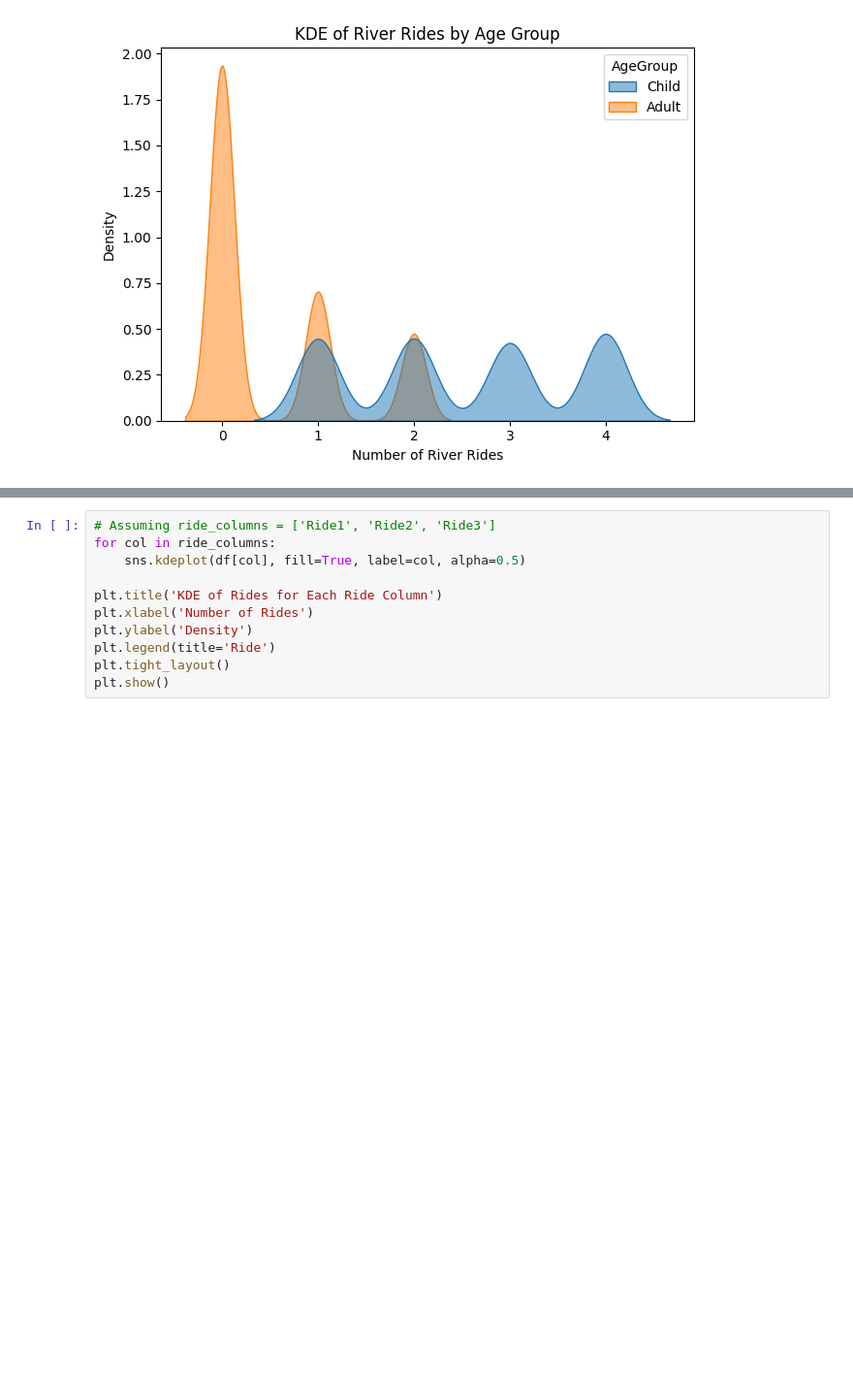
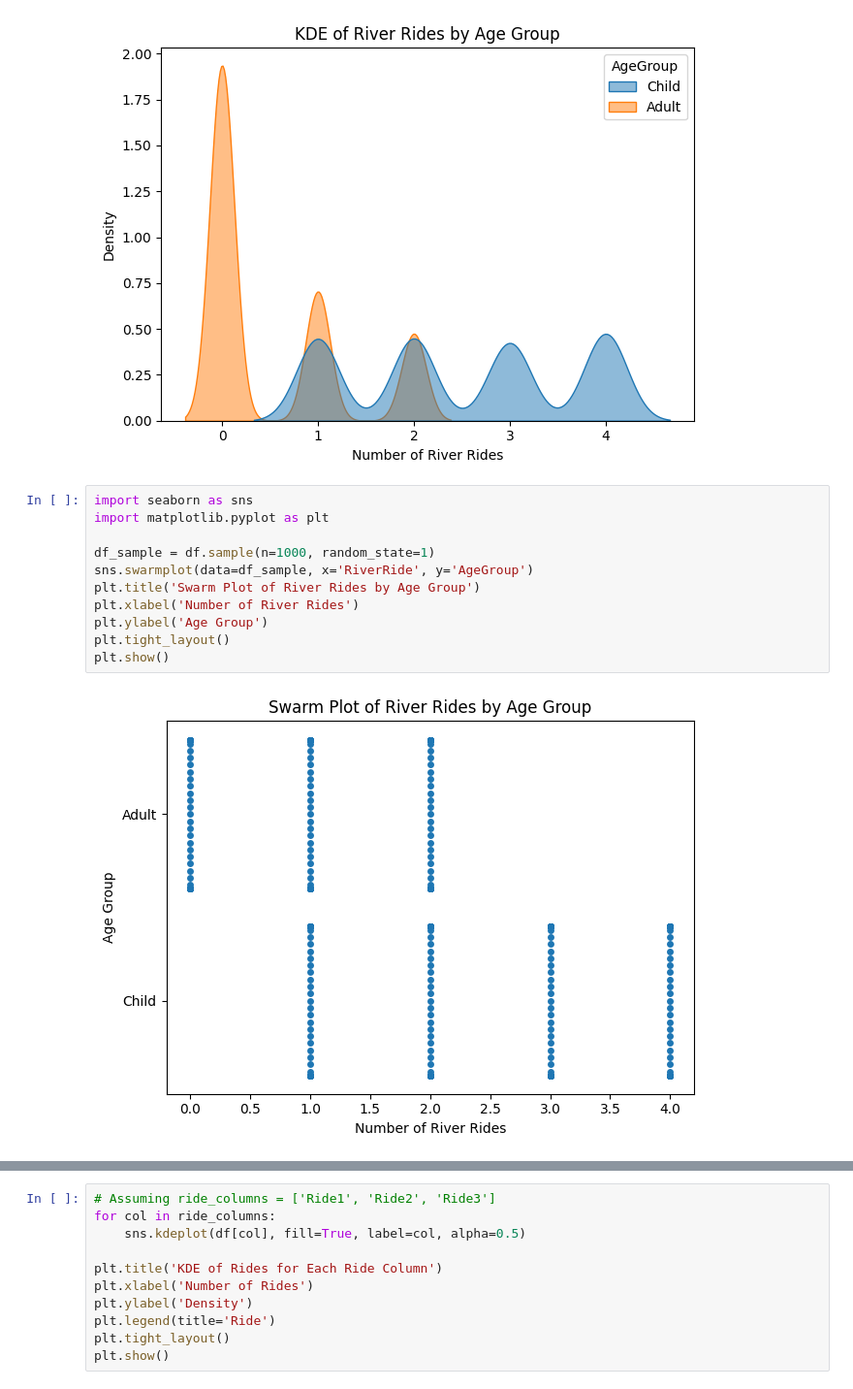
Before and after one commit to rain-dimen/OMDS-ModB2-Milestone3-Dimen-Rain, a Jupyter notebook: OMDS-ModB2-Week3-Dimen-Rain.ipynb, the cells around one changed output, grey strips where cells are left out. Shown: that part at 97% size. Saved outputs shown, nothing was run; the diff lists cells and outputs as text; blank space fills up the shorter version.

```diff
--- a/OMDS-ModB2-Week3-Dimen-Rain.ipynb
+++ b/OMDS-ModB2-Week3-Dimen-Rain.ipynb
@@ -401,3 +401,16 @@ plt.tight_layout()
 plt.show()
 # %% [output]
 [figure]
+# %%
+import seaborn as sns
+import matplotlib.pyplot as plt
+
+df_sample = df.sample(n=1000, random_state=1)
+sns.swarmplot(data=df_sample, x='RiverRide', y='AgeGroup')
+plt.title('Swarm Plot of River Rides by Age Group')
+plt.xlabel('Number of River Rides')
+plt.ylabel('Age Group')
+plt.tight_layout()
+plt.show()
+# %% [output]
+[figure, added]
```
Also changed, not shown: parts of 2 cells of this notebook.
